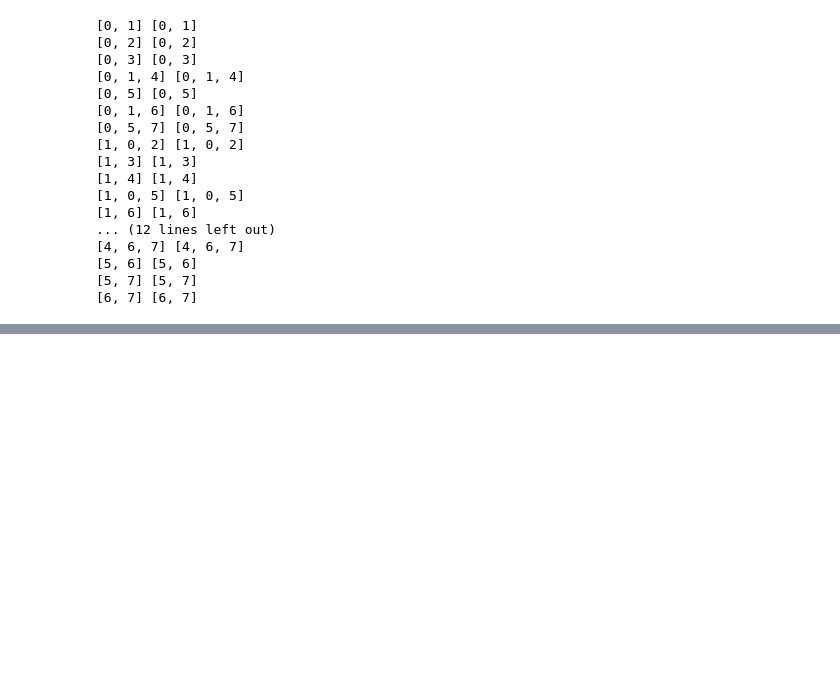
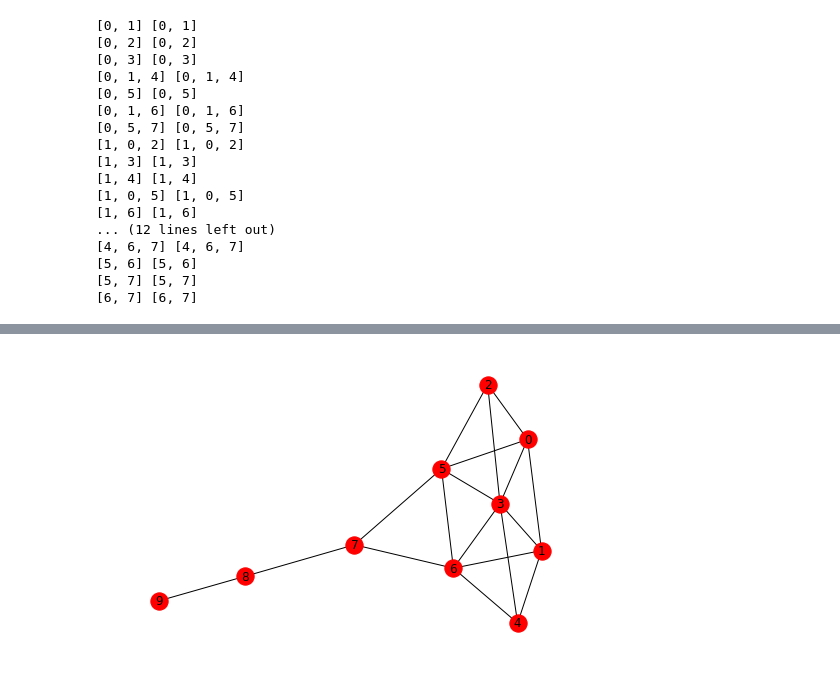
Before and after one commit to wwells/CUNY_DATA_620, a Jupyter notebook: SNA4S_Prep/2 Graph Traversals.ipynb, the cells around one changed output, grey strips where cells are left out. Drawn from its saved outputs; the diff is of its cells as text; code cells hidden in the pictures; blank space fills up the shorter version.

```diff
--- a/SNA4S_Prep/2 Graph Traversals.ipynb
+++ b/SNA4S_Prep/2 Graph Traversals.ipynb
@@ -199,0 +166,4 @@ new_edges = [x + (choice(range(10)), ) for x in ee]
+# %%
+nx.draw(g, with_labels=True)
+# %% [output]
+[figure, added]
```
Also changed, not shown: parts of 8 cells of this notebook, 2 other files.
